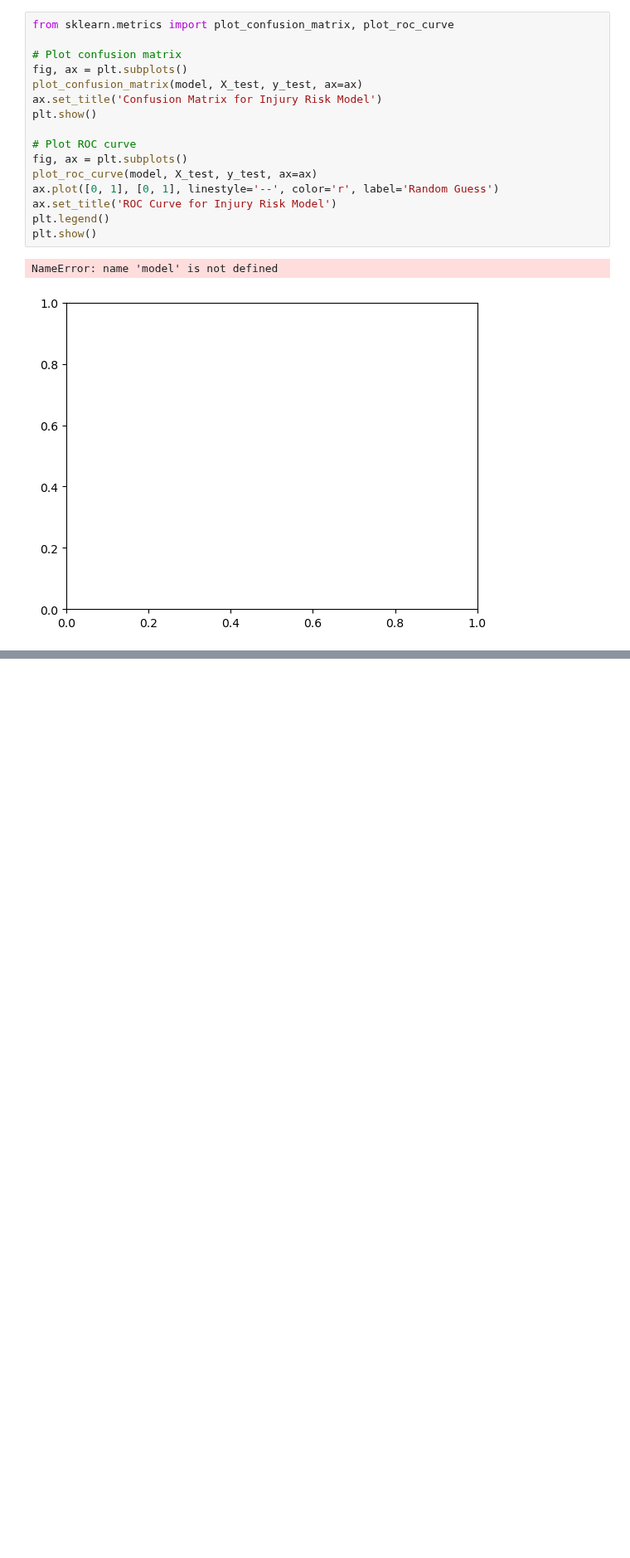
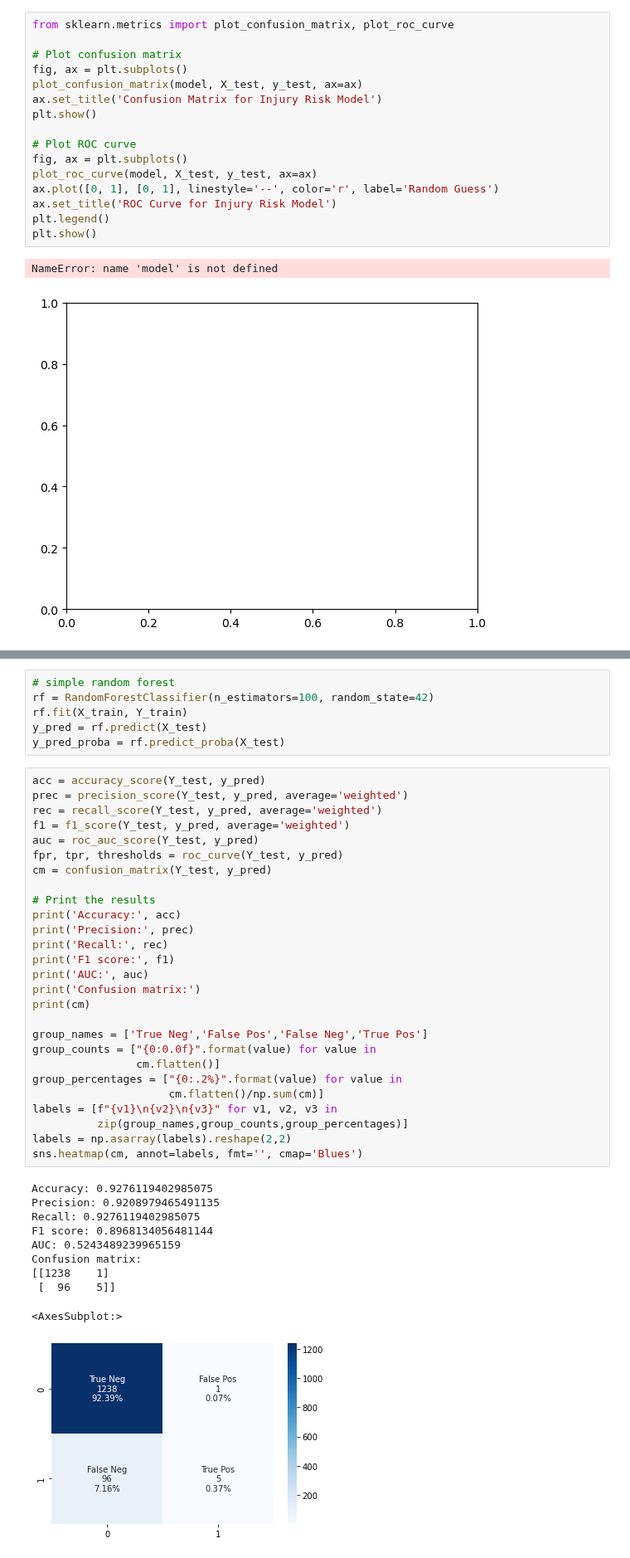
Before and after one commit to NadeemPatel2019/MSDS-456-final-project, a Jupyter notebook: nba_game_logs_eda_2021-22.ipynb, the cells around one changed output, grey strips where cells are left out. Shown at 83% size. Saved outputs shown, nothing was run; the diff lists cells and outputs as text; blank space fills up the shorter version.

```diff
--- a/nba_game_logs_eda_2021-22.ipynb
+++ b/nba_game_logs_eda_2021-22.ipynb
@@ -460,0 +510,44 @@ Confusion matrix:
+# %%
+# simple random forest
+rf = RandomForestClassifier(n_estimators=100, random_state=42)
+rf.fit(X_train, Y_train)
+y_pred = rf.predict(X_test)
+y_pred_proba = rf.predict_proba(X_test)
+# %%
+acc = accuracy_score(Y_test, y_pred)
+prec = precision_score(Y_test, y_pred, average='weighted')
+rec = recall_score(Y_test, y_pred, average='weighted')
+f1 = f1_score(Y_test, y_pred, average='weighted')
+auc = roc_auc_score(Y_test, y_pred)
+fpr, tpr, thresholds = roc_curve(Y_test, y_pred)
+cm = confusion_matrix(Y_test, y_pred)
+
+# Print the results
+print('Accuracy:', acc)
+print('Precision:', prec)
+print('Recall:', rec)
+print('F1 score:', f1)
+print('AUC:', auc)
+print('Confusion matrix:')
+print(cm)
+
+group_names = ['True Neg','False Pos','False Neg','True Pos']
+group_counts = ["{0:0.0f}".format(value) for value in
+                cm.flatten()]
+group_percentages = ["{0:.2%}".format(value) for value in
+                     cm.flatten()/np.sum(cm)]
+labels = [f"{v1}\n{v2}\n{v3}" for v1, v2, v3 in
+          zip(group_names,group_counts,group_percentages)]
+labels = np.asarray(labels).reshape(2,2)
+sns.heatmap(cm, annot=labels, fmt='', cmap='Blues')
+# %% [output]
+Accuracy: 0.9276119402985075
+Precision: 0.9208979465491135
+Recall: 0.9276119402985075
+F1 score: 0.8968134056481144
+AUC: 0.5243489239965159
+Confusion matrix:
+[[1238    1]
+ [  96    5]]
+<AxesSubplot:>
+[figure, added]
```
Also changed, not shown: parts of 14 cells of this notebook.
